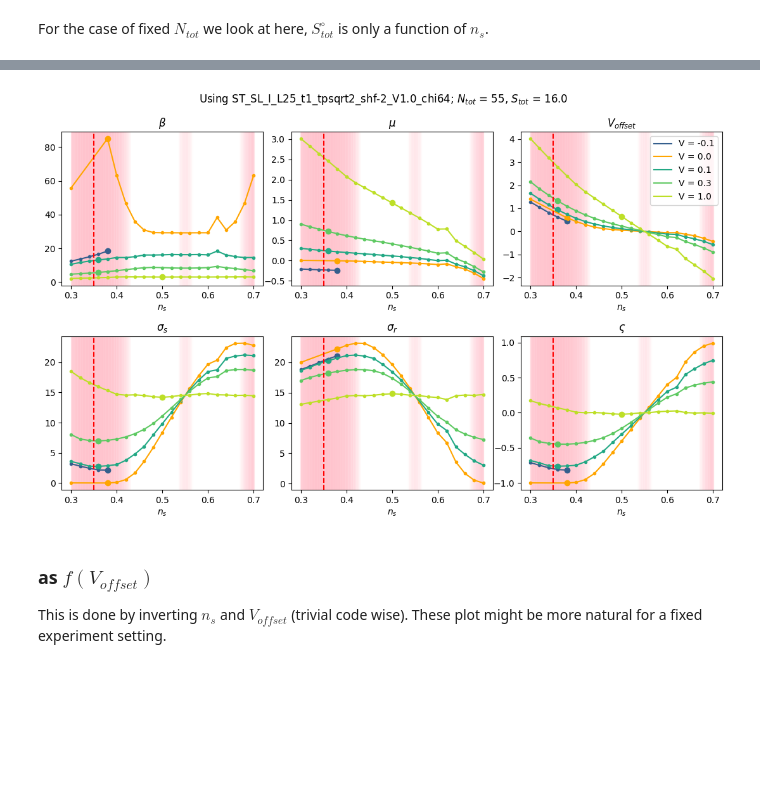
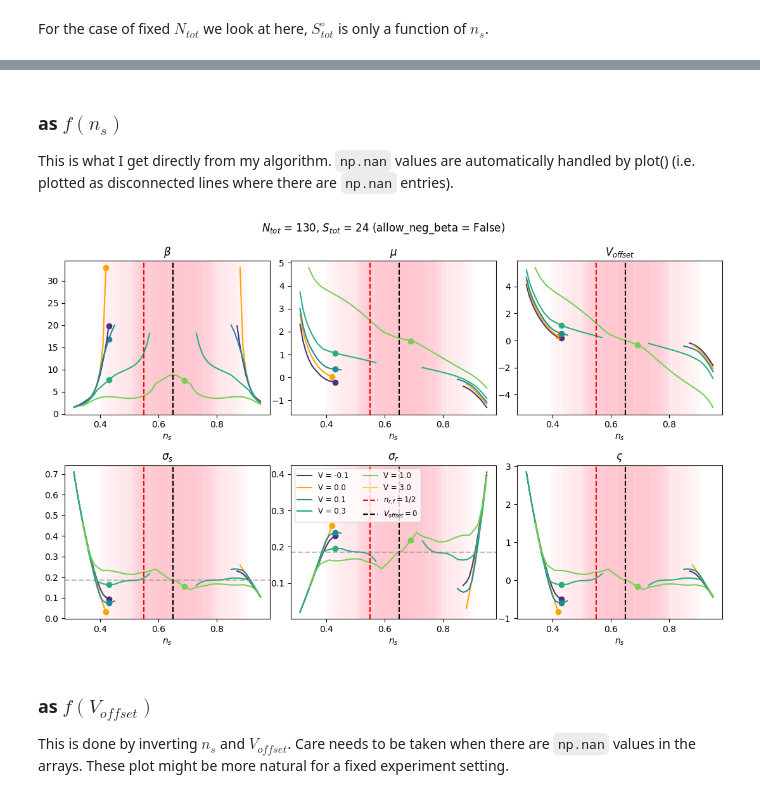
Before and after one commit to Shao-Wen-Chang/E9_constant, a Jupyter notebook: projects/flat_band_cooling/tenpy_results/matching_results_inverters/f3_matching_result_inverter_const_NS.ipynb, the cells around one changed output, grey strips where cells are left out. Drawn from its saved outputs; the diff is of its cells as text; code cells hidden in the pictures; blank space fills up the shorter version.

Commit message:
Small changes, mainly code clean up and nicer looking plots. Also added sigma2 to the dataset

```diff
--- a/projects/flat_band_cooling/tenpy_results/matching_results_inverters/f3_matching_result_inverter_const_NS.ipynb
+++ b/projects/flat_band_cooling/tenpy_results/matching_results_inverters/f3_matching_result_inverter_const_NS.ipynb
@@ -61,3 +76,8 @@ V_list = V_list[good_list]
+# %%
+ntot = Ntot / 2 / N_sites   # average filling in the joint system
+n_s_halfnr = 2 * ntot - 0.75
+if n_s_halfnr < 0: n_s_halfnr = np.nan
+sigma2tot = Stot / Ntot     # average entropy per particle in the joint system
 # %%
 beta_allV = []
 n_s_allV = []
@@ -104,7 +133,7 @@ def S_zeroT(n_s, L, Ntot):
     n_r = 2 * n - n_s
     return S_flat(n_s, L) + S_flat(n_r, L)
 # %%
-n_s_all = np.linspace(0.3, 0.7, 401)
+n_s_all = np.linspace(0.05, 0.95, 401)
 n_r_all = (2 * ntot - n_s_all)
 S_zeroT_all = S_zeroT(n_s_all, L_subregion, Ntot)
 S_excess = np.maximum(S_zeroT_all - Stot, 0.)
@@ -112,12 +141,14 @@ S_excess = np.maximum(S_zeroT_all - Stot, 0.)
 fig_S, (ax_S, ax_S_excess) = plt.subplots(2, 1, height_ratios = (7, 1))
 ax_S.plot(n_s_all, S_flat(n_s_all, L_subregion), ls = "--", label = r"$n_s$")
 ax_S.plot(n_s_all, S_flat(n_r_all, L_subregion), ls = "--", label = r"$n_r$")
-ax_S.plot(n_s_all, S_zeroT_all, label = "sum")
+ax_S.plot(n_s_all, S_zeroT_all, alpha = 0.7, label = "sum")
 ax_S.plot(n_s_all, np.full_like(n_s_all, Stot), ls = ":", color = "k", label = r"$S_{tot}$")
-ax_S.legend()
+ax_S.axvline(n_s_halfnr, color = "r", ls = "--", label = r"$n_{r,f} = 1/2$")
 ax_S.set_xticks([])
 ax_S.set_ylabel(r"$S_{tot}^\circ$")
-ax_S.axvline(n_s_halfnr, color = "r", ls = "--")
+ryax = ax_S.secondary_yaxis('right', functions = (lambda x: x / Ntot, lambda x: x * Ntot))
+ryax.set_ylabel(r"$\sigma$")
+ax_S.legend()
 util.add_shades(ax_S, S_excess / np.max(S_excess), n_s_all, alpha = 0.5, color = "pink")
 
 ax_S_excess.plot(n_s_all, S_excess)
@@ -127,6 +158,6 @@ ax_S_excess.set_ylabel(r"$S_{tot}^\circ - S_{tot}$")
 ryax = ax_S_excess.secondary_xaxis('top', functions = (lambda x: 2 * ntot - x, lambda x: 2 * ntot - x))
 ryax.set_xlabel(r"$n_r$")
 
-fig_S.suptitle("Entropy at T = 0")
+fig_S.suptitle(rf"Entropy at T = 0 ($N_{{tot}} = {Ntot}$, $S_{{tot}} = {Stot}$; $n = {ntot}$, $\sigma = {sigma2tot:.4f}$)")
 fig_S.tight_layout()
 # %% [output]
@@ -137,4 +170,9 @@ We ask: if we don't ask for a specific $n_s$, what is the $V_{offset}$ that give
 # %%
-argmin_sigma2_s_allV = [np.nanargmin(s2_s) for s2_s in sigma2_s_allV]
+argmin_sigma2_s_allV = []
+for s2_s, n_s in zip(sigma2_s_allV, n_s_allV):
+    if np.all(np.isnan(s2_s)):
+        argmin_sigma2_s_allV.append(np.array(0))
+        continue
+    argmin_sigma2_s_allV.append(np.nanargmin(s2_s[n_s < 0.7]))
 # %% [markdown]
 ## Plots
@@ -143,22 +187,33 @@ This is what I get directly from my algorithm.
+# %%
+idx_sgn_change_allV = [util.find_sign_change(beta) for beta in beta_allV]
+# %% [markdown]
+### as $f(n_s)$
+This is what I get directly from my algorithm.
+`np.nan` values are automatically handled by plot() (i.e. plotted as disconnected lines where there are `np.nan` entries).
 # %%
 fig_ns, axes_ns = plt.subplots(2, 3, figsize = (11, 7))
 for ax, vals_allV, str_label in zip(axes_ns.flatten(),
         [beta_allV, mu_glob_allV, V_offset_allV, sigma2_s_allV, sigma2_r_allV, varsigma_allV],
         [r"$\beta$", r"$\mu$", r"$V_{offset}$", r"$\sigma_s$", r"$\sigma_r$", r"$\varsigma$"]):
     util.add_shades(ax, S_excess / np.max(S_excess), n_s_all, alpha = 0.5, color = "pink")
-    for n_s, vals, V, i_min in zip(n_s_allV, vals_allV, V_list, argmin_sigma2_s_allV):
-        c = util.get_color(V, V_list, crange = (0.3, 0.9))
+    for n_s, vals, V, i_min, idx_sgn_change in zip(n_s_allV, vals_allV, V_list, argmin_sigma2_s_allV, idx_sgn_change_allV):
+        c = util.get_color(V, V_list, crange = (0.15, 0.95))
         if V == 0: c = "orange"
-        ax.plot(n_s, vals, color = c, label = f"V = {V}")
+        # ax.plot(n_s, vals, color = c, label = f"V = {V}")
+        util.plot_in_ax_break_sign_change(ax, n_s, vals, idx_sgn_change, color = c, label = f"V = {V}")
         ax.scatter(n_s[i_min], vals[i_min], color = c)
     ax.set_title(str_label)
     ax.set_xlabel(r"$n_s$")
-    ax.axvline(n_s_halfnr, color = "r", ls = "--")
-axes_ns.flatten()[2].legend()
-fig_ns.suptitle(rf"Using {folder_name}; $N_{{tot}}$ = {Ntot}, $S_{{tot}}$ = {Stot}")
+    ax.axvline(n_s_halfnr, color = "r", ls = "--", label = r"$n_{r,f} = 1/2$")
+    ax.axvline(ntot, color = "k", ls = "--", label = r"$V_{offset} = 0$")
+axes_ns[1,0].axhline(sigma2tot, color = "grey", ls = "--", alpha = 0.5)
+axes_ns[1,1].axhline(sigma2tot, color = "grey", ls = "--", alpha = 0.5)
+axes_ns.flatten()[4].legend(ncols = 2, fontsize = 'small')
+fig_ns.suptitle(rf"$N_{{tot}}$ = {Ntot}, $S_{{tot}}$ = {Stot} (allow_neg_beta = {allow_neg_beta})")
 fig_ns.tight_layout(w_pad = 0.1)
 # %% [output]
-[figure, old version]
+[figure, new version]
 # %% [markdown]
 ### as $f(V_{offset})$
-This is done by inverting $n_s$ and $V_{offset}$ (trivial code wise). These plot might be more natural for a fixed experiment setting.
+This is done by inverting $n_s$ and $V_{offset}$. Care needs to be taken when there are `np.nan` values in the arrays.
+These plot might be more natural for a fixed experiment setting.
```
Also changed, not shown: parts of 16 cells of this notebook, 8 other files.
